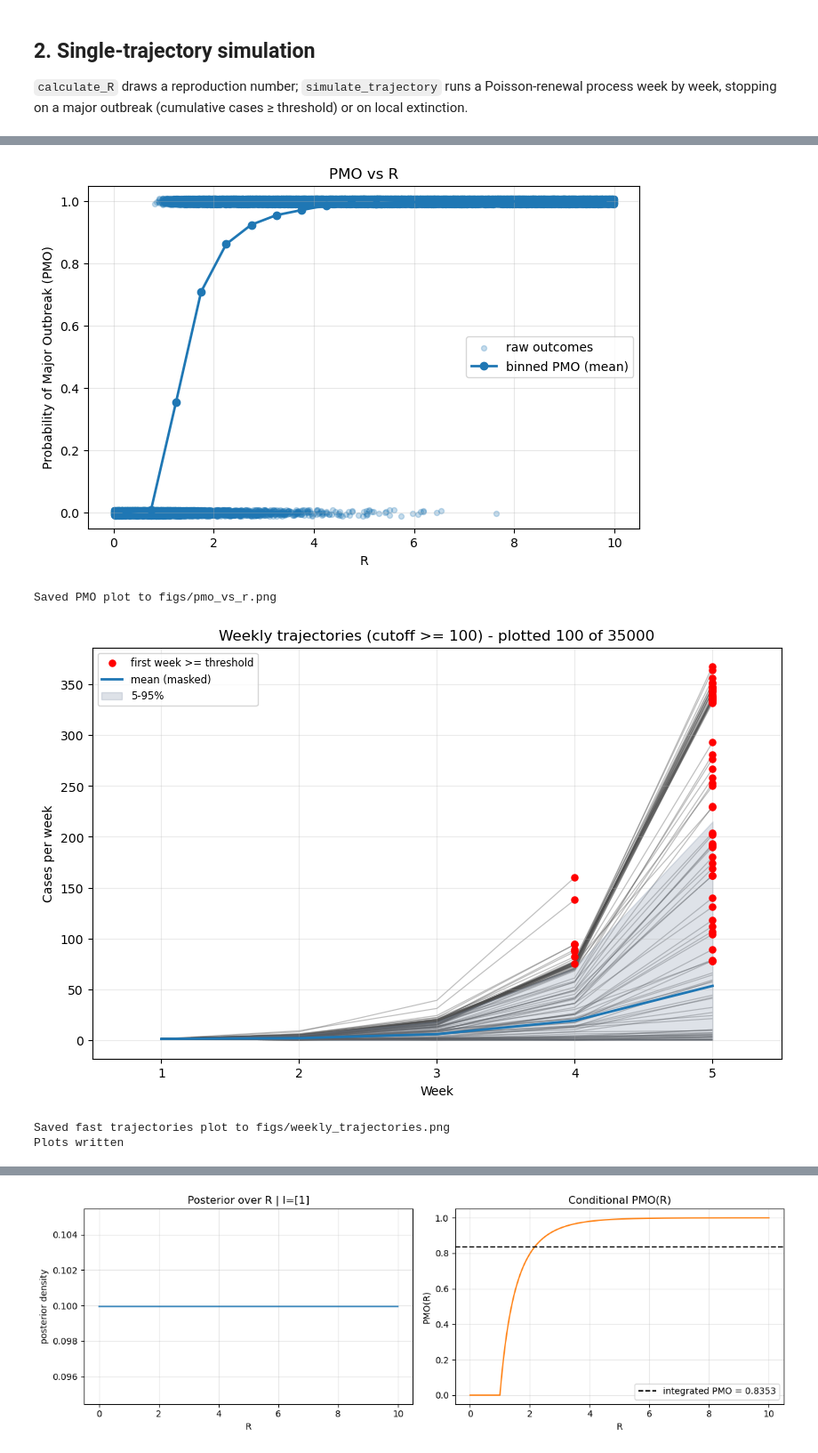
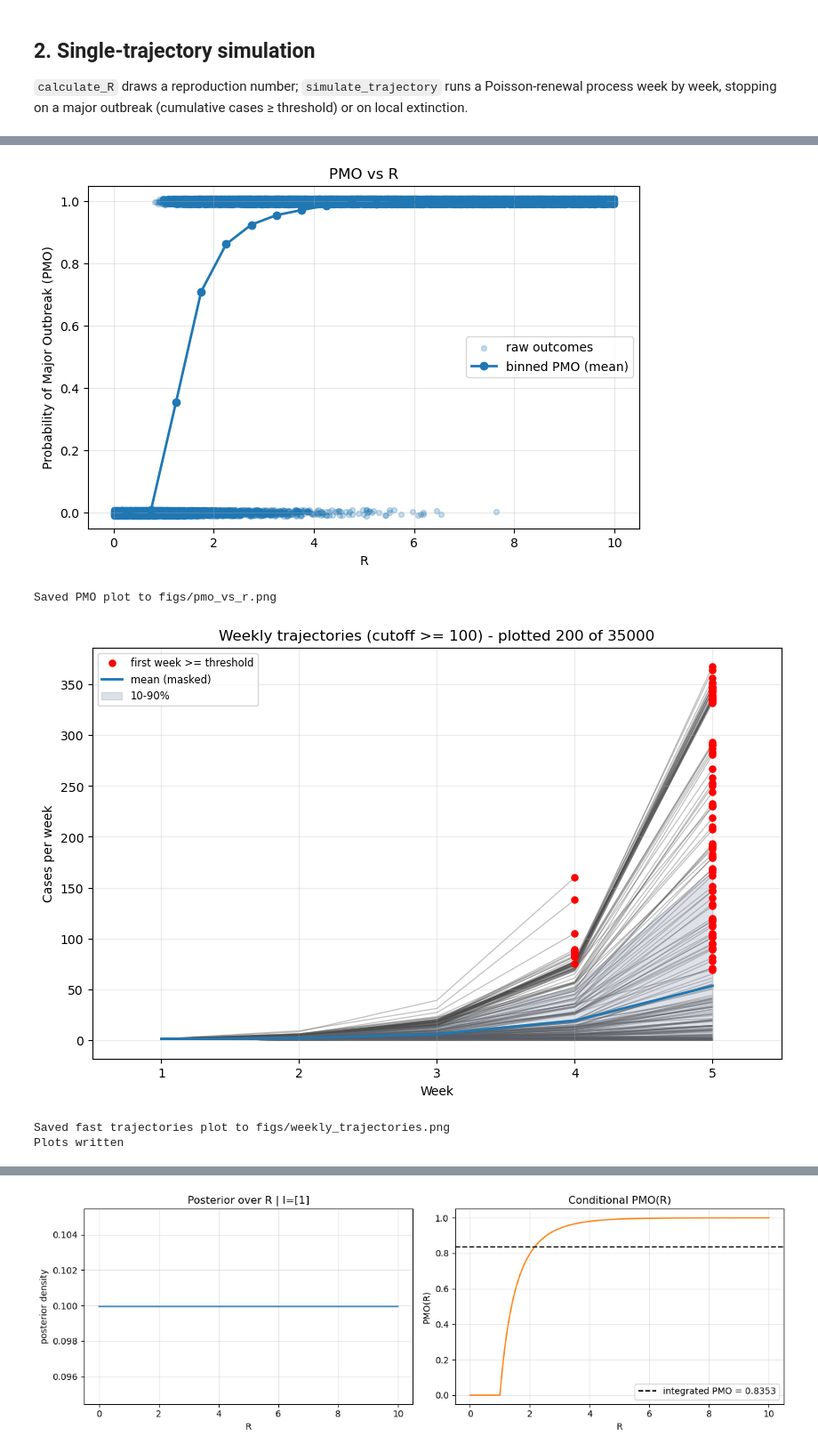
Before and after one commit to karlabbabic/outbreak-probabilities, a Jupyter notebook: outbreak_pipeline.ipynb, the cells around one changed output, grey strips where cells are left out. Shown at 89% size. Drawn from its saved outputs; the diff is of its cells as text; code cells hidden in the pictures.

```diff
--- a/outbreak_pipeline.ipynb
+++ b/outbreak_pipeline.ipynb
@@ -525,19 +524,19 @@ def run_plotting(df, bins=20, major_threshold=100, sample_strategy="hybrid",
 # %%
 run_plotting(
     sim_df,
     sample_strategy="hybrid",
-    sample_size=100,
+    sample_size=200,
     overlay_mean=True,
-    overlay_quantiles=(0.05, 0.95),
+    overlay_quantiles=(0.1, 0.9),
     bins=20,
     major_threshold=100,
     random_seed=42,
 )
 print("Plots written")
 # %% [output]
 [figure]
 Saved PMO plot to figs/pmo_vs_r.png
-[figure, old version]
+[figure, new version]
 Saved fast trajectories plot to figs/weekly_trajectories.png
 Plots written
 # %% [markdown]
```
Also changed, not shown: parts of 25 cells of this notebook.
